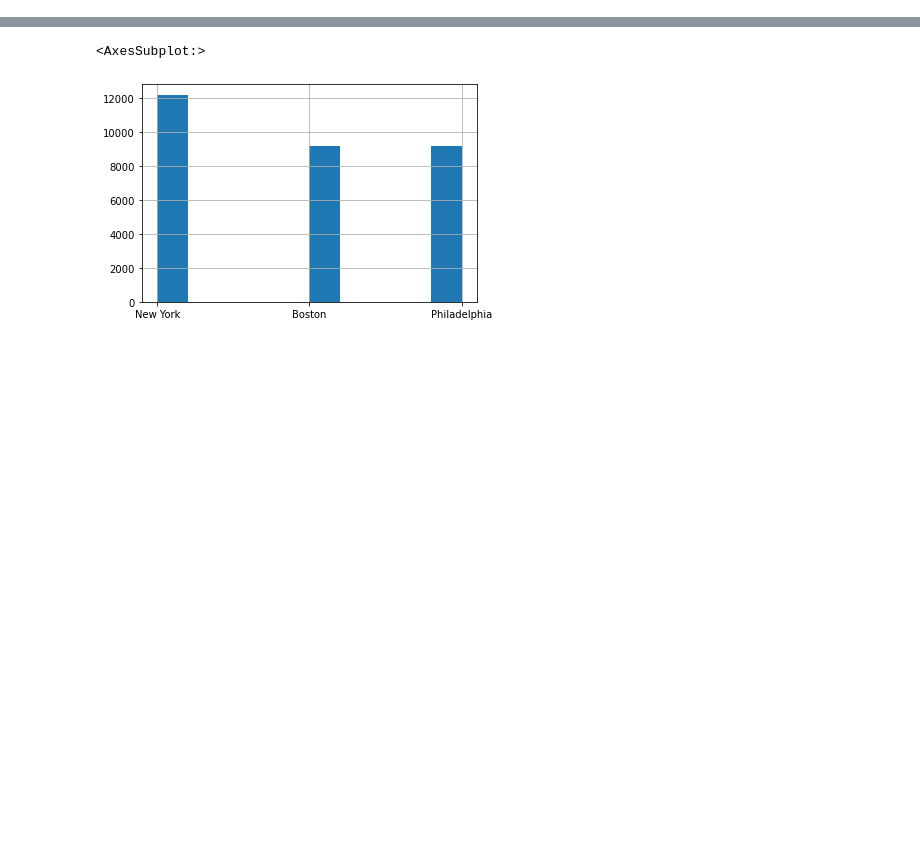
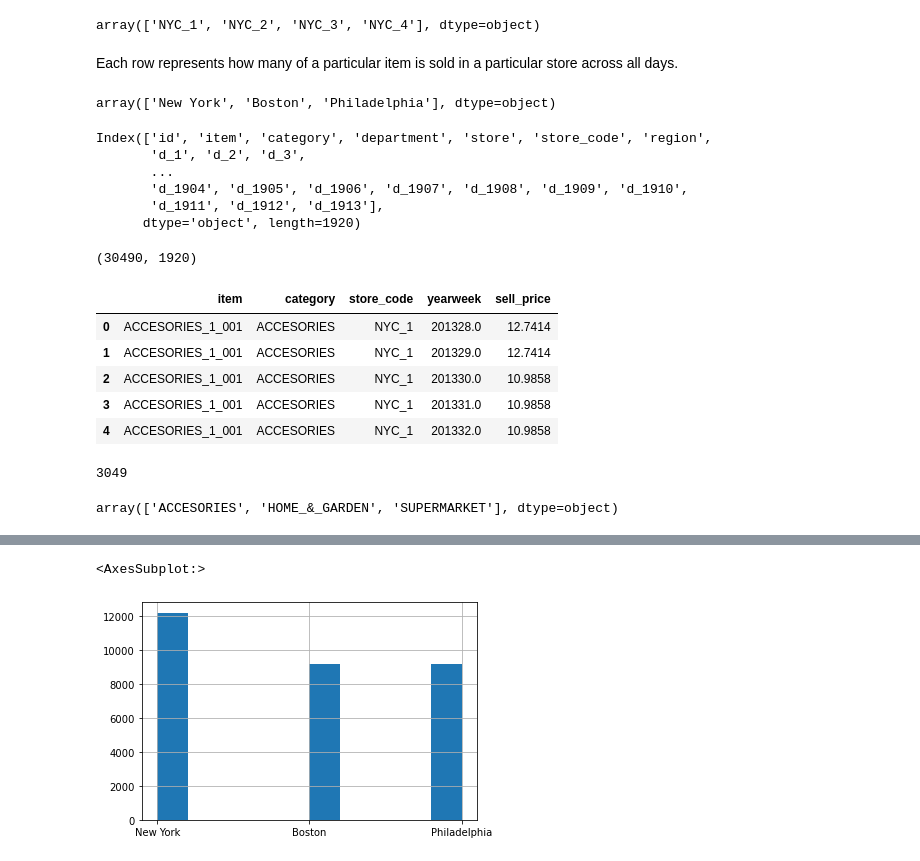
Before and after one commit to gb-king/02-dscen-0222-group3, a Jupyter notebook: project v1.ipynb, the cells around one changed output, grey strips where cells are left out. Saved outputs shown, nothing was run; the diff lists cells and outputs as text; code cells hidden in the pictures; blank space fills up the shorter version.

```diff
--- a/project v1.ipynb
+++ b/project v1.ipynb
@@ -17,0 +70,40 @@ df= pd.read_csv('item_sales.csv')
+# %%
+df_item_sales[df_item_sales['region'] == 'New York'].store_code.unique()
+# %% [output]
+array(['NYC_1', 'NYC_2', 'NYC_3', 'NYC_4'], dtype=object)
+# %% [markdown]
+Each row represents how many of a particular item is sold in a particular store across all days.
+# %%
+df_item_sales.region.unique()
+# %% [output]
+array(['New York', 'Boston', 'Philadelphia'], dtype=object)
+# %%
+df_item_sales.columns
+# %% [output]
+Index(['id', 'item', 'category', 'department', 'store', 'store_code', 'region',
+       'd_1', 'd_2', 'd_3',
+       ...
+       'd_1904', 'd_1905', 'd_1906', 'd_1907', 'd_1908', 'd_1909', 'd_1910',
+       'd_1911', 'd_1912', 'd_1913'],
+      dtype='object', length=1920)
+# %%
+df_item_sales.shape
+# %% [output]
+(30490, 1920)
+# %%
+df_item_prices.head()
+# %% [output]
+|  | item | category | store_code | yearweek | sell_price |
+| 0 | ACCESORIES_1_001 | ACCESORIES | NYC_1 | 201328.0 | 12.7414 |
+| 1 | ACCESORIES_1_001 | ACCESORIES | NYC_1 | 201329.0 | 12.7414 |
+| 2 | ACCESORIES_1_001 | ACCESORIES | NYC_1 | 201330.0 | 10.9858 |
+| 3 | ACCESORIES_1_001 | ACCESORIES | NYC_1 | 201331.0 | 10.9858 |
+| 4 | ACCESORIES_1_001 | ACCESORIES | NYC_1 | 201332.0 | 10.9858 |
+# %%
+df_item_prices.item.nunique()
+# %% [output]
+3049
+# %%
+df_item_prices.category.unique()
+# %% [output]
+array(['ACCESORIES', 'HOME_&_GARDEN', 'SUPERMARKET'], dtype=object)
```
Also changed, not shown: parts of 18 cells of this notebook.
